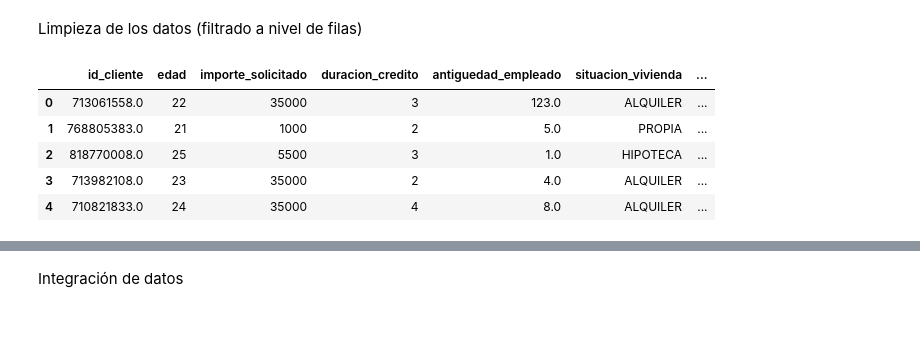
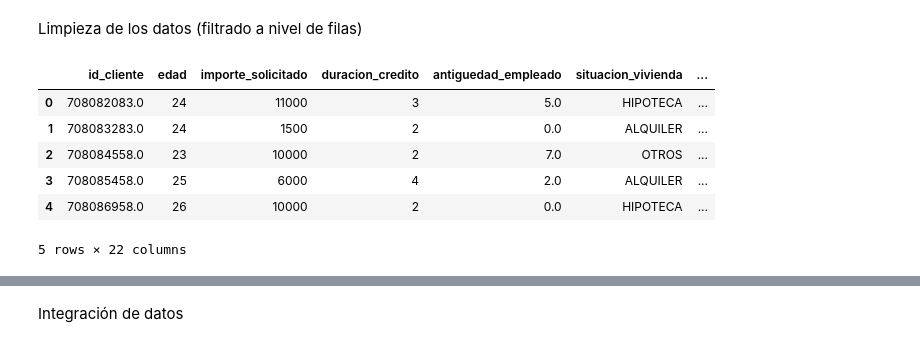
Before and after one commit to pauladomski8/13MBID-OCT2324, a Jupyter notebook: notebooks/preparacion_datos/PD01-Transformaciones.ipynb, the cells around one changed output, grey strips where cells are left out. Drawn from its saved outputs; the diff is of its cells as text; code cells hidden in the pictures.

Commit message:
Completitud de las transformaciones del dataset integrado

```diff
--- a/notebooks/preparacion_datos/PD01-Transformaciones.ipynb
+++ b/notebooks/preparacion_datos/PD01-Transformaciones.ipynb
@@ -25,6 +25,9 @@ display(df_creditos.head(1))
 
 df_tarjetas = pd.read_csv("../../data/processed/datos_tarjetas_mc.csv", sep=";")
 display(df_tarjetas.head(1))
+
+df_integrado = pd.read_csv("../../data/processed/datos_integrados_mc.csv", sep=";")
+display(df_tarjetas.head(1))
 # %% [output]
 |  | id_cliente | edad | importe_solicitado | duracion_credito | antiguedad_empleado | situacion_vivienda | ... |
 | 0 | 713061558.0 | 22 | 35000 | 3 | 123.0 | ALQUILER | ... |
@@ -48,10 +73,8 @@ Selección de datos
 # %%
 # Se establece qué columnas se eliminan
 
-col_eliminar_creditos = []
-col_eliminar_tarjetas = ['nivel_tarjeta']
+col_eliminar = ['completitud_fila_x', 'completitud_fila_x','situacion_vivienda_ok','situacion_vivienda_ok','completitud_fila_y','nivel_tarjeta']
 
 # Se ejecuta la operación
 
-df_creditos.drop(col_eliminar_creditos, inplace=True, axis=1)
-df_tarjetas.drop(col_eliminar_tarjetas, inplace=True, axis=1)
+df_integrado.drop(col_eliminar, inplace=True, axis=1)
@@ -73,26 +91,27 @@ Limpieza de los datos (filtrado a nivel de filas)
 # %%
 #Se puede definir una función para aplicar los cálculos
 def regla_pct_ingresos_credito(row):
     pct_ingreso = row.pct_ingreso
     ingresos = row.ingresos
 
     if pct_ingreso > 0.5 and ingresos <= 20000:
         # Es un error, no cumple la regla definida
         return 'err'
     else:
         return 'ok'
 
 
 # Se aplica la función para todos los elementos del dataset
-regla_pct_ingresos = df_creditos.apply(lambda row: regla_pct_ingresos_credito(row), axis=1).rename("regla_pct_ingresos")
+regla_pct_ingresos = df_integrado.apply(lambda row: regla_pct_ingresos_credito(row), axis=1).rename("regla_pct_ingresos")
 
 # Se unen los resultados al dataset inicial
-df_creditos = pd.concat([df_creditos, regla_pct_ingresos], axis=1)
-df_creditos.head(5)
+df_integrado = pd.concat([df_integrado, regla_pct_ingresos], axis=1)
+df_integrado.head(5)
 # %% [output]
 |  | id_cliente | edad | importe_solicitado | duracion_credito | antiguedad_empleado | situacion_vivienda | ... |
-| 0 | 713061558.0 | 22 | 35000 | 3 | 123.0 | ALQUILER | ... |
-| 1 | 768805383.0 | 21 | 1000 | 2 | 5.0 | PROPIA | ... |
-| 2 | 818770008.0 | 25 | 5500 | 3 | 1.0 | HIPOTECA | ... |
-| 3 | 713982108.0 | 23 | 35000 | 2 | 4.0 | ALQUILER | ... |
-| 4 | 710821833.0 | 24 | 35000 | 4 | 8.0 | ALQUILER | ... |
+| 0 | 708082083.0 | 24 | 11000 | 3 | 5.0 | HIPOTECA | ... |
+| 1 | 708083283.0 | 24 | 1500 | 2 | 0.0 | ALQUILER | ... |
+| 2 | 708084558.0 | 23 | 10000 | 2 | 7.0 | OTROS | ... |
+| 3 | 708085458.0 | 25 | 6000 | 4 | 2.0 | ALQUILER | ... |
+| 4 | 708086958.0 | 26 | 10000 | 2 | 0.0 | HIPOTECA | ... |
+5 rows × 22 columns
```
Also changed, not shown: parts of 17 cells of this notebook, 2 other files.
